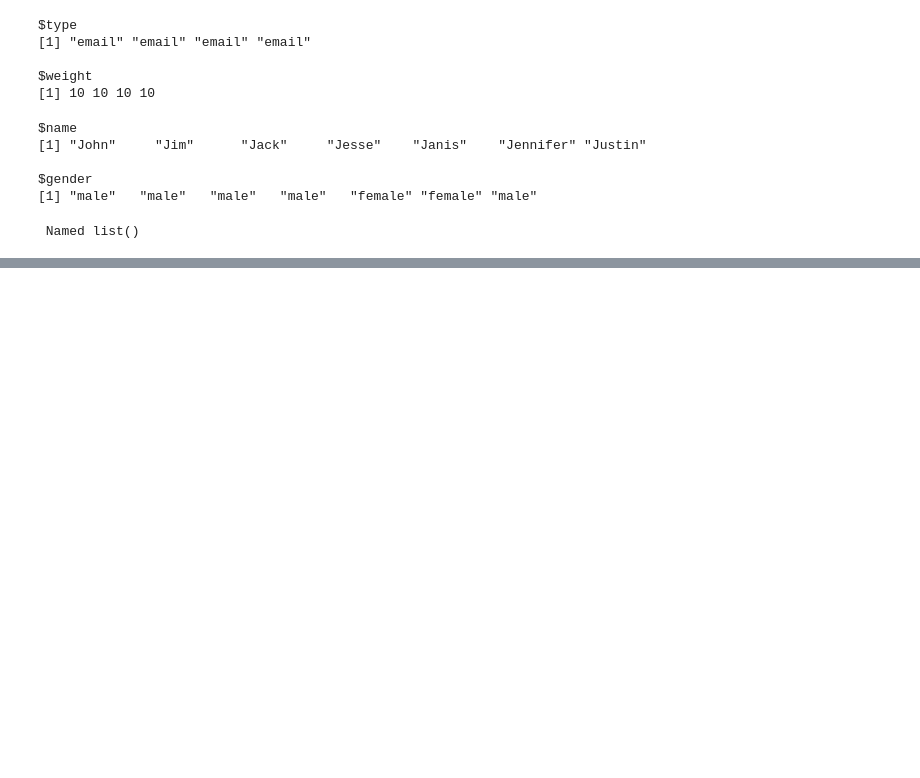
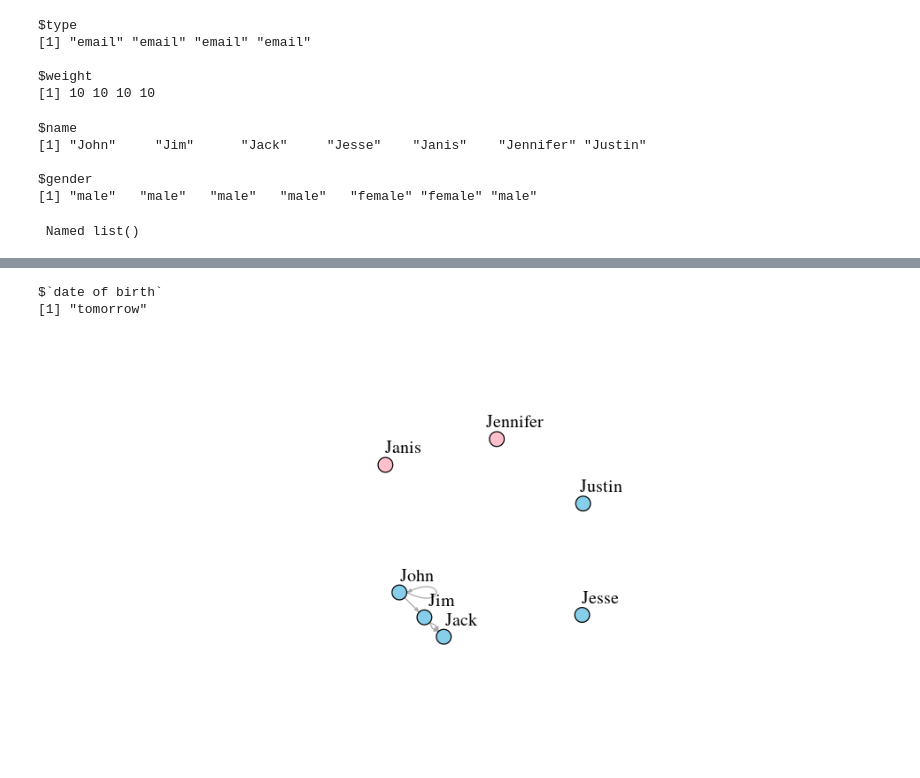
Before and after one commit to czylabsonasa/katetonb, a Jupyter notebook: networksinigraph/evnattributes.ipynb, the cells around one changed output, grey strips where cells are left out. Drawn from its saved outputs; the diff is of its cells as text; code cells hidden in the pictures; blank space fills up the shorter version.

```diff
--- a/networksinigraph/evnattributes.ipynb
+++ b/networksinigraph/evnattributes.ipynb
@@ -60,0 +66,5 @@ str(graph_attr(g4))
+# %%
+g4 <- set_graph_attr(g4, "name", "Email Network")
+g4 <- set_graph_attr(g4, "date of birth", "tomorrow")
+graph_attr_names(g4)
+graph_attr(g4)
@@ -60,0 +78,12 @@ str(graph_attr(g4))
+# %%
+g4 <- delete_graph_attr(g4, "name")
+graph_attr(g4)
+# %% [output]
+$`date of birth`
+[1] "tomorrow"
+# %%
+plot(g4, edge.arrow.size=.5, vertex.label.color="black",
+     vertex.label.dist=3.5,
+     vertex.color=c( "pink", "skyblue")[1+(V(g4)$gender=="male")] )
+# %% [output]
+[figure, added]
```
Also changed, not shown: parts of 11 cells of this notebook, 3 other files.
